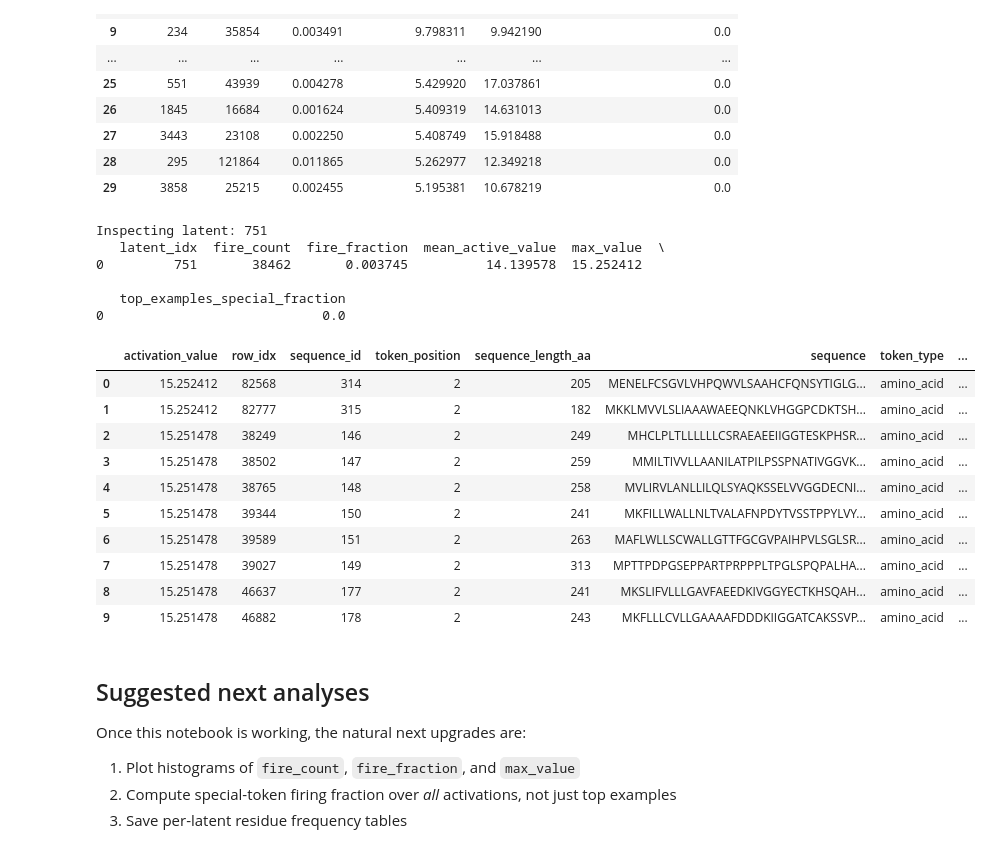
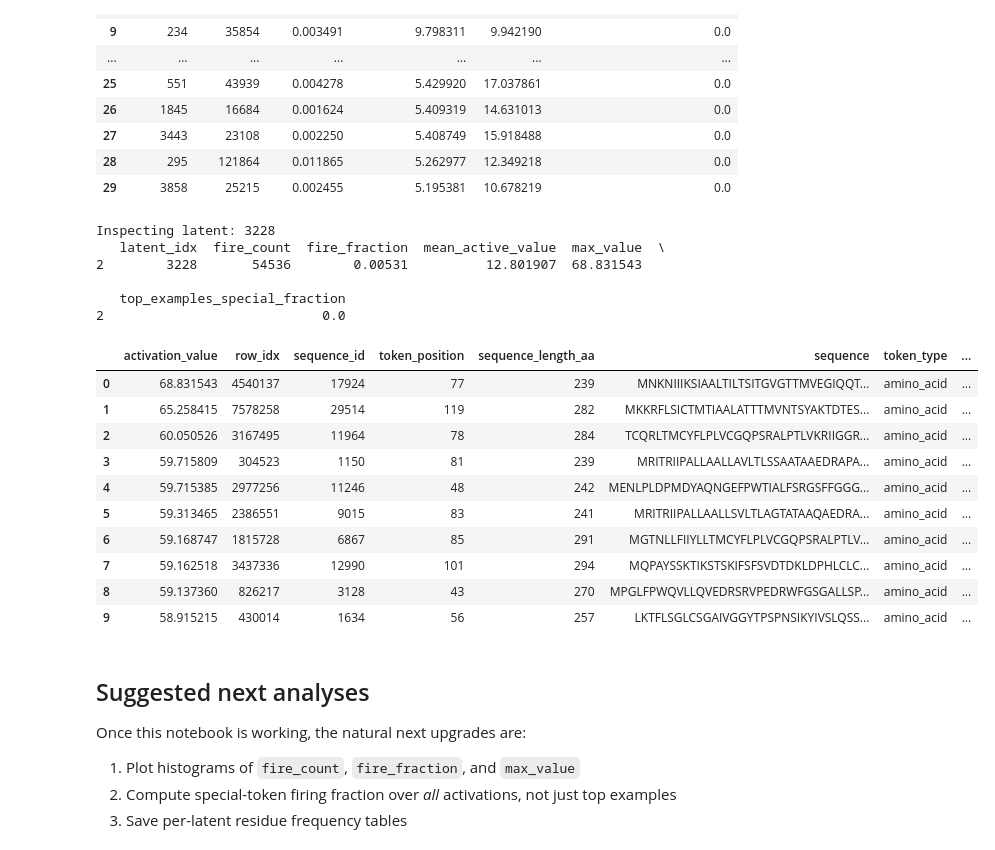
Before and after one commit to svseshadri/SAE_ProGen3, a Jupyter notebook: analysis/latent_inspector.ipynb, the cells around one changed output. Saved outputs shown, nothing was run; the diff lists cells and outputs as text; code cells hidden in the pictures.

```diff
--- a/analysis/latent_inspector.ipynb
+++ b/analysis/latent_inspector.ipynb
@@ -572,32 +565,33 @@ Candidate biological latents: 205
 # %%
 from collections import Counter
 import pandas as pd
 
-LATENT_TO_INSPECT = int(candidate_latents.iloc[0]["latent_idx"])
+LATENT_TO_INSPECT = 3228
+#int(candidate_latents.iloc[0]["latent_idx"])
 
 print("Inspecting latent:", LATENT_TO_INSPECT)
 print(candidate_latents[candidate_latents["latent_idx"] == LATENT_TO_INSPECT])
 
 examples_df = pd.DataFrame(top_examples_output[str(LATENT_TO_INSPECT)])
 examples_df
 # %% [output]
-Inspecting latent: 751
+Inspecting latent: 3228
    latent_idx  fire_count  fire_fraction  mean_active_value  max_value  \
-0         751       38462       0.003745          14.139578  15.252412
+2        3228       54536        0.00531          12.801907  68.831543
 
    top_examples_special_fraction
-0                            0.0
+2                            0.0
 |  | activation_value | row_idx | sequence_id | token_position | sequence_length_aa | sequence | token_type | ... |
-| 0 | 15.252412 | 82568 | 314 | 2 | 205 | MENELFCSGVLVHPQWVLSAAHCFQNSYTIGLG... | amino_acid | ... |
-| 1 | 15.252412 | 82777 | 315 | 2 | 182 | MKKLMVVLSLIAAAWAEEQNKLVHGGPCDKTSH... | amino_acid | ... |
-| 2 | 15.251478 | 38249 | 146 | 2 | 249 | MHCLPLTLLLLLLCSRAEAEEIIGGTESKPHSR... | amino_acid | ... |
-| 3 | 15.251478 | 38502 | 147 | 2 | 259 | MMILTIVVLLAANILATPILPSSPNATIVGGVK... | amino_acid | ... |
-| 4 | 15.251478 | 38765 | 148 | 2 | 258 | MVLIRVLANLLILQLSYAQKSSELVVGGDECNI... | amino_acid | ... |
-| 5 | 15.251478 | 39344 | 150 | 2 | 241 | MKFILLWALLNLTVALAFNPDYTVSSTPPYLVY... | amino_acid | ... |
-| 6 | 15.251478 | 39589 | 151 | 2 | 263 | MAFLWLLSCWALLGTTFGCGVPAIHPVLSGLSR... | amino_acid | ... |
-| 7 | 15.251478 | 39027 | 149 | 2 | 313 | MPTTPDPGSEPPARTPRPPPLTPGLSPQPALHA... | amino_acid | ... |
-| 8 | 15.251478 | 46637 | 177 | 2 | 241 | MKSLIFVLLLGAVFAEEDKIVGGYECTKHSQAH... | amino_acid | ... |
-| 9 | 15.251478 | 46882 | 178 | 2 | 243 | MKFLLLCVLLGAAAAFDDDKIIGGATCAKSSVP... | amino_acid | ... |
+| 0 | 68.831543 | 4540137 | 17924 | 77 | 239 | MNKNIIIKSIAALTILTSITGVGTTMVEGIQQT... | amino_acid | ... |
+| 1 | 65.258415 | 7578258 | 29514 | 119 | 282 | MKKRFLSICTMTIAALATTTMVNTSYAKTDTES... | amino_acid | ... |
+| 2 | 60.050526 | 3167495 | 11964 | 78 | 284 | TCQRLTMCYFLPLVCGQPSRALPTLVKRIIGGR... | amino_acid | ... |
+| 3 | 59.715809 | 304523 | 1150 | 81 | 239 | MRITRIIPALLAALLAVLTLSSAATAAEDRAPA... | amino_acid | ... |
+| 4 | 59.715385 | 2977256 | 11246 | 48 | 242 | MENLPLDPMDYAQNGEFPWTIALFSRGSFFGGG... | amino_acid | ... |
+| 5 | 59.313465 | 2386551 | 9015 | 83 | 241 | MRITRIIPALLAALLSVLTLAGTATAAQAEDRA... | amino_acid | ... |
+| 6 | 59.168747 | 1815728 | 6867 | 85 | 291 | MGTNLLFIIYLLTMCYFLPLVCGQPSRALPTLV... | amino_acid | ... |
+| 7 | 59.162518 | 3437336 | 12990 | 101 | 294 | MQPAYSSKTIKSTSKIFSFSVDTDKLDPHLCLC... | amino_acid | ... |
+| 8 | 59.137360 | 826217 | 3128 | 43 | 270 | MPGLFPWQVLLQVEDRSRVPEDRWFGSGALLSP... | amino_acid | ... |
+| 9 | 58.915215 | 430014 | 1634 | 56 | 257 | LKTFLSGLCSGAIVGGYTPSPNSIKYIVSLQSS... | amino_acid | ... |
 # %% [markdown]
 ## Suggested next analyses
 
```
Also changed, not shown: parts of 2 cells of this notebook.
